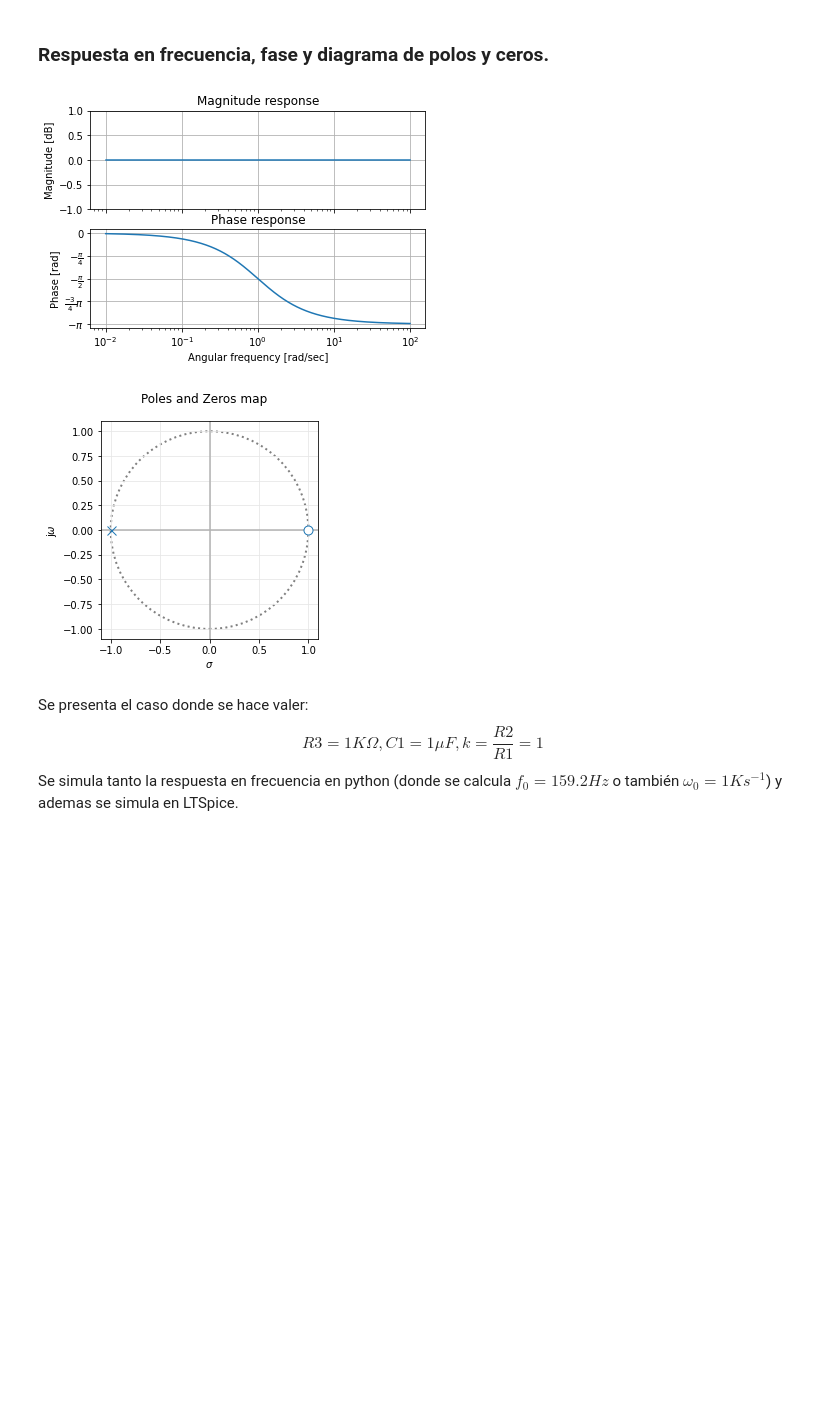
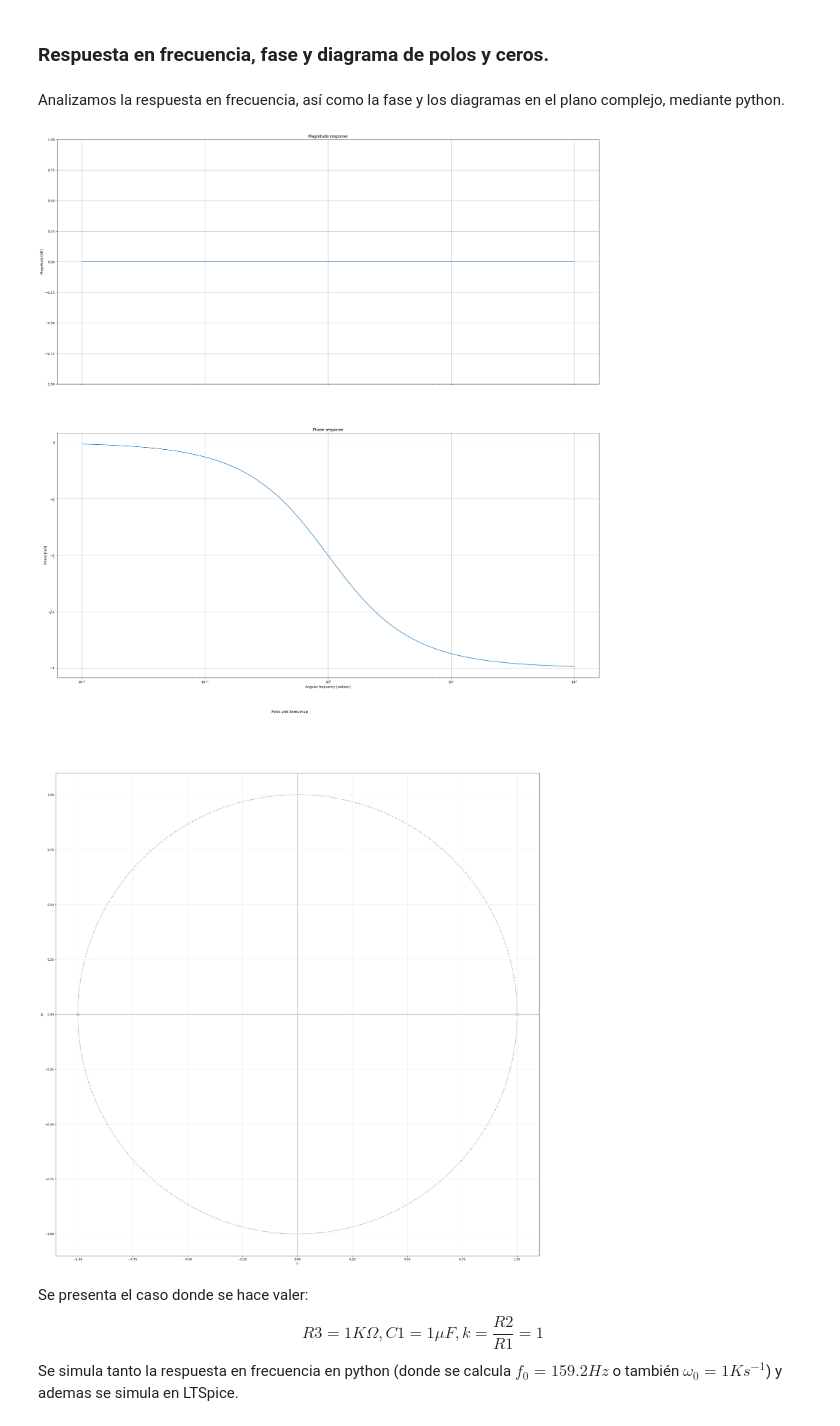
Before and after one commit to Jnino89/tc2, a Jupyter notebook: TS1_Niño.ipynb, the cells around one changed output. Saved outputs shown, nothing was run; the diff lists cells and outputs as text; code cells hidden in the pictures; blank space fills up the shorter version.

```diff
--- a/TS1_Niño.ipynb
+++ b/TS1_Niño.ipynb
@@ -20,5 +23,7 @@ A su vez se analiza funcionalidad y posibles aplicaciones.
 # %% [markdown]
 ### Respuesta en frecuencia, fase y diagrama de polos y ceros.
+# %% [markdown]
+Analizamos la respuesta en frecuencia, así como la fase y los diagramas en el plano complejo, mediante python.
 # %%
 # PyTC2: La librería para TC2
 from pytc2.sistemas_lineales import pzmap, GroupDelay, bodePlot
@@ -32,30 +37,28 @@ import matplotlib.pyplot as plt
 # %%
 #%% Funcion trasnferencia:
 
 w0 = 1
 
 num = np.array([ -1., w0 ])
 den = np.array([ 1., w0 ])
 
 H1 = Funcion.TransferFunction( num, den )
 
 # Graficamos el diagrama de polos y ceros
 # Graficamos la respuesta en frecuencia para el modulo y la fase.
 
 _, axes_hdl = bodePlot(H1)
 
 # para que se vea como uno intuye el módulo. Probar comentar las siguientes 2 líneas
 plt.sca(axes_hdl[0])
 plt.ylim([-1,1])
-
 plt.gca
-
 pzmap(H1)
-
+plt.rcParams['figure.figsize'] = (30,30)
 plt.show()
 # %% [output]
-[figure, old version]
+[figure, new version]
-[figure, old version]
+[figure, new version]
 # %% [markdown]
 Se presenta el caso donde se hace valer: $$ R3=1K \Omega, C1=1\mu F, k = \frac{R2}{R1} =1$$
 Se simula tanto la respuesta en frecuencia en python (donde se calcula $f_0 = 159.2Hz$  o también   $\omega _0 = 1Ks^{-1}$)
```
Also changed, not shown: parts of 6 cells of this notebook.
